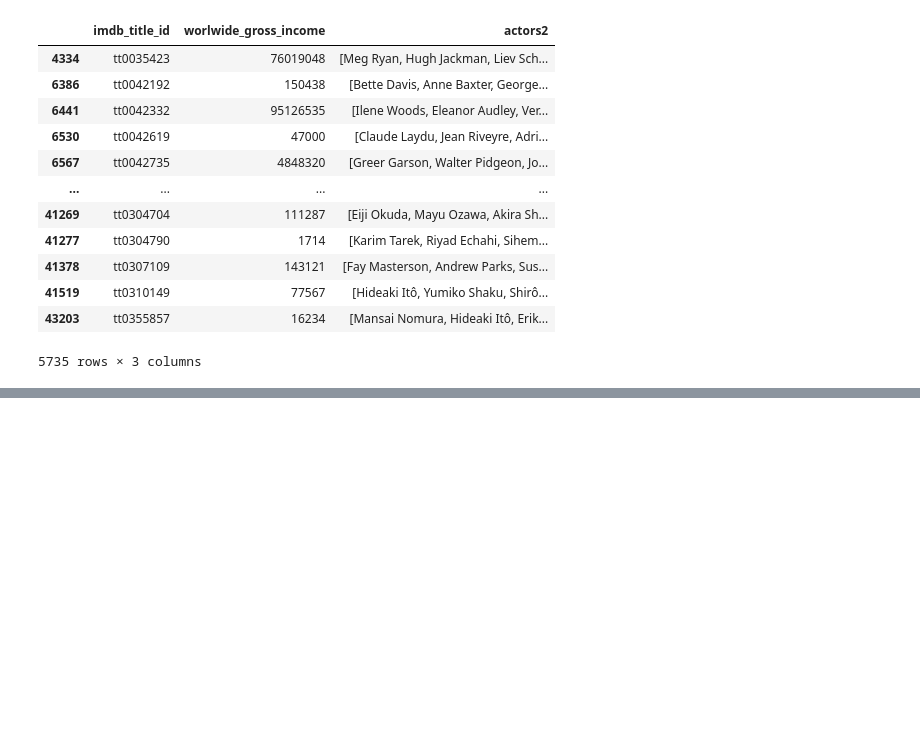
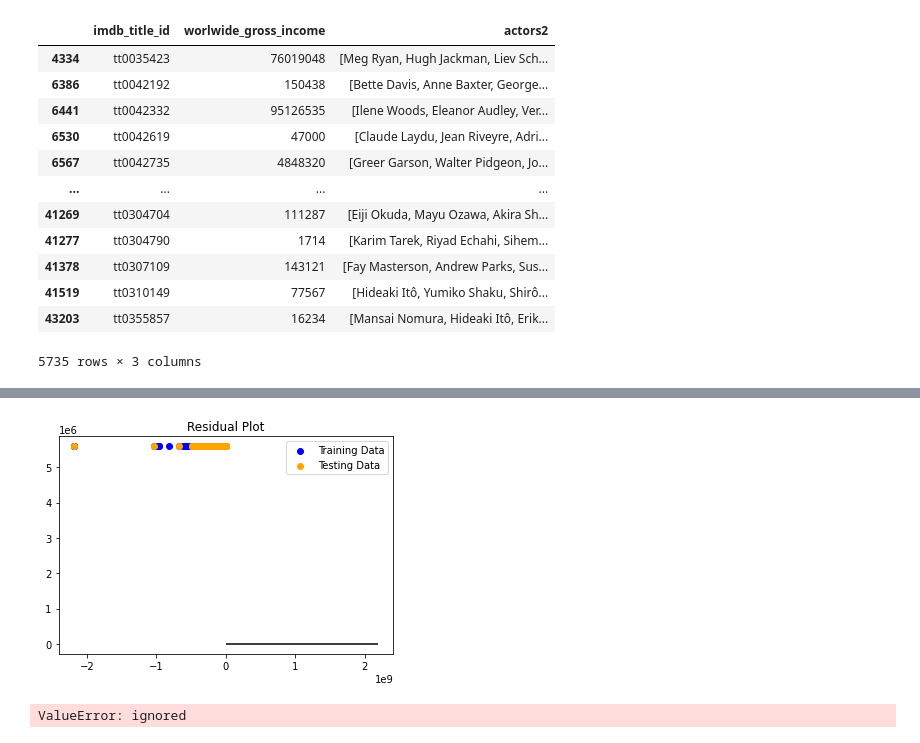
Before and after one commit to eliot1335/Final-Project, a Jupyter notebook: ETL_Ian.ipynb, the cells around one changed output, grey strips where cells are left out. Cells and saved outputs as stored; diff of their text form; code cells hidden in the pictures; blank space fills up the shorter version.

```diff
--- a/ETL_Ian.ipynb
+++ b/ETL_Ian.ipynb
@@ -228,13 +384,24 @@ print(f"Testing Score: {testing_score}")
 # %%
- # Plot the Residuals for the Training and Testing data
-
 ### BEGIN SOLUTION
-plt.scatter(model.predict(X_train), model.predict(X_train) - y_train, c="blue", label="Training Data")
-plt.scatter(model.predict(X_test), model.predict(X_test) - y_test, c="orange", label="Testing Data")
+predictions = model.predict(X_test)
+predictions2 = model.predict(X_train)
+# model.fit(X_train_scaled, y_train_scaled)
+plt.scatter(predictions2 - y_train, predictions2, c="blue", label="Training Data")
+plt.scatter(predictions - y_test, predictions, c="orange", label="Testing Data")
 plt.legend()
-plt.hlines(y=0, xmin=y.min(), xmax=y.max())
+plt.hlines(y=0, xmin=y_test.min(), xmax=y_test.max())
 plt.title("Residual Plot")
+plt.show()
 ### END SOLUTION
+# %% [output]
+[figure, added]
+# %%
+# Calculate regression report
+from sklearn.metrics import classification_report
+predictions = model.predict(X_test)
+print(classification_report(y_test, predictions))
+# %% [output]
+ValueError: ignored
 # %%
 # np.zeros(len(actor_list), dtype=np.float
 # %%
```
Also changed, not shown: parts of 38 cells of this notebook.
